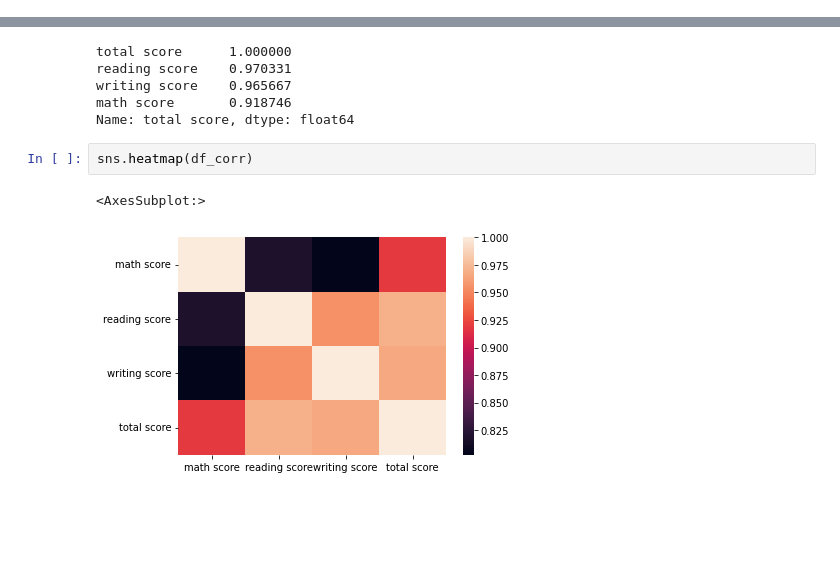
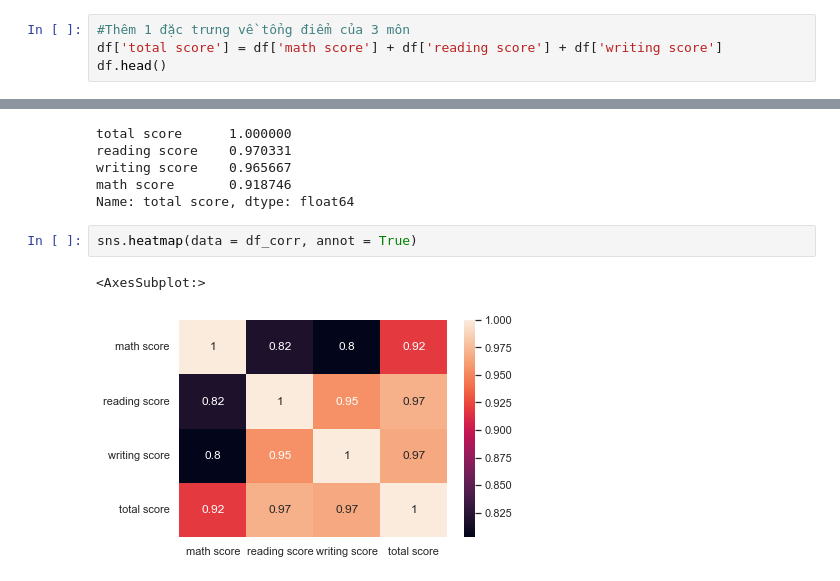
Before and after one commit to Kim-bk/bootstrap-sampling-method, a Jupyter notebook: data_science.ipynb, the cells around one changed output, grey strips where cells are left out. Saved outputs shown, nothing was run; the diff lists cells and outputs as text; blank space fills up the shorter version.

```diff
--- a/data_science.ipynb
+++ b/data_science.ipynb
@@ -140,0 +177,4 @@ linear model plot,…).
+# %%
+#Thêm 1 đặc trưng về tổng điểm của 3 môn
+df['total score'] = df['math score'] + df['reading score'] + df['writing score']
+df.head()
@@ -227,7 +329,7 @@ writing score    0.965667
 math score       0.918746
 Name: total score, dtype: float64
 # %%
-sns.heatmap(df_corr)
+sns.heatmap(data = df_corr, annot = True)
 # %% [output]
 <AxesSubplot:>
-[figure, old version]
+[figure, new version]
```
Also changed, not shown: parts of 21 cells of this notebook.
